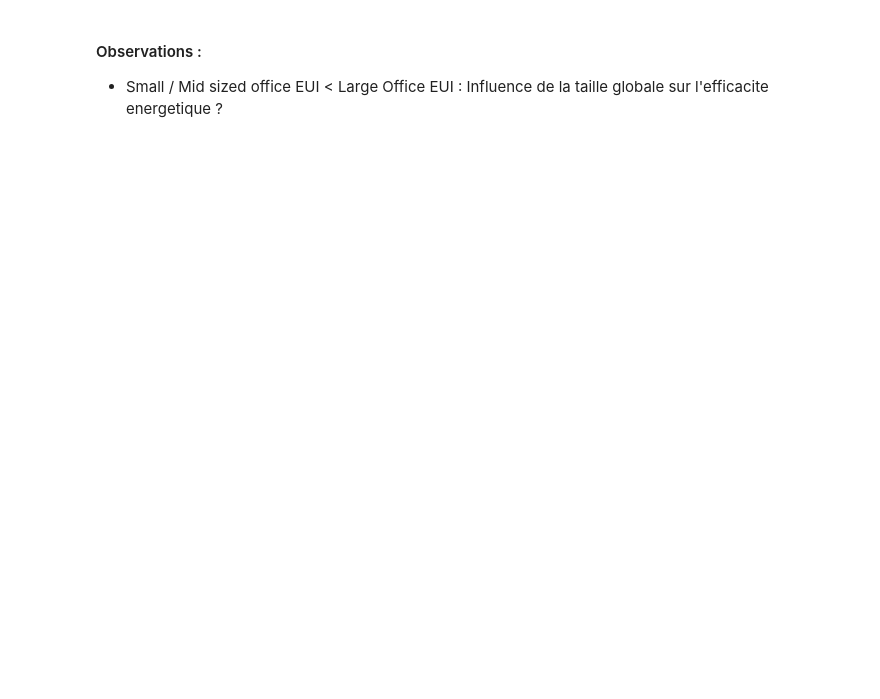
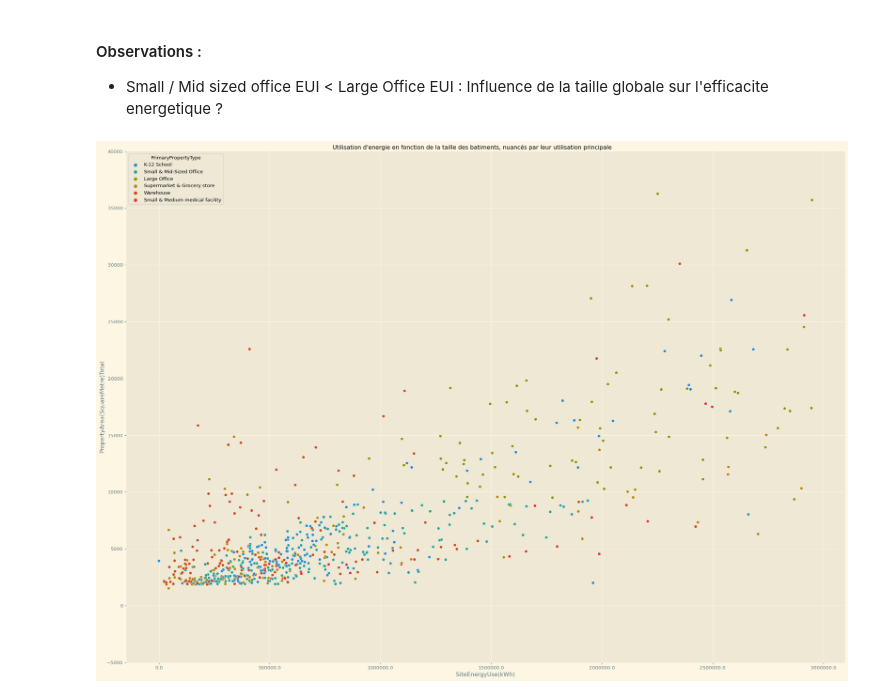
Before and after one commit to Psemp/ds_p4, a Jupyter notebook: exploratory_analysis.ipynb, the cells around one changed output. Saved outputs shown, nothing was run; the diff lists cells and outputs as text; code cells hidden in the pictures; blank space fills up the shorter version.

```diff
--- a/exploratory_analysis.ipynb
+++ b/exploratory_analysis.ipynb
@@ -406,23 +496,29 @@ plt.show()
 # %%
 fig, (ax1) = plt.subplots(
     ncols=1,
     nrows=1,
     figsize=(22, 16),
     dpi=pc_dpi,
 )
 
 ax1 = sns.scatterplot(
-    x="PropertyArea(SquareMetre)Total",
-    y="SiteEnergyUse(kWh)",
+    x="SiteEnergyUse(kWh)",
+    y="PropertyArea(SquareMetre)Total",
     hue="PrimaryPropertyType",
     data=data_ptype
 )
 
 ###
 # Titles/Lables
+ticks_y = ax1.get_yticks()
+ax1.set_yticks([int(tick) for tick in ticks_y])
+ticks_x = ax1.get_xticks()
+ax1.set_xticklabels(ticks_x)
 fig.suptitle("Utilisation d'energie en fonction de la taille des batiments, nuancés par leur utilisation principale")
 #
 ###
 
 plt.tight_layout()
 plt.show()
+# %% [output]
+[figure, added]
```
Also changed, not shown: parts of 50 cells of this notebook, 2 other files.
